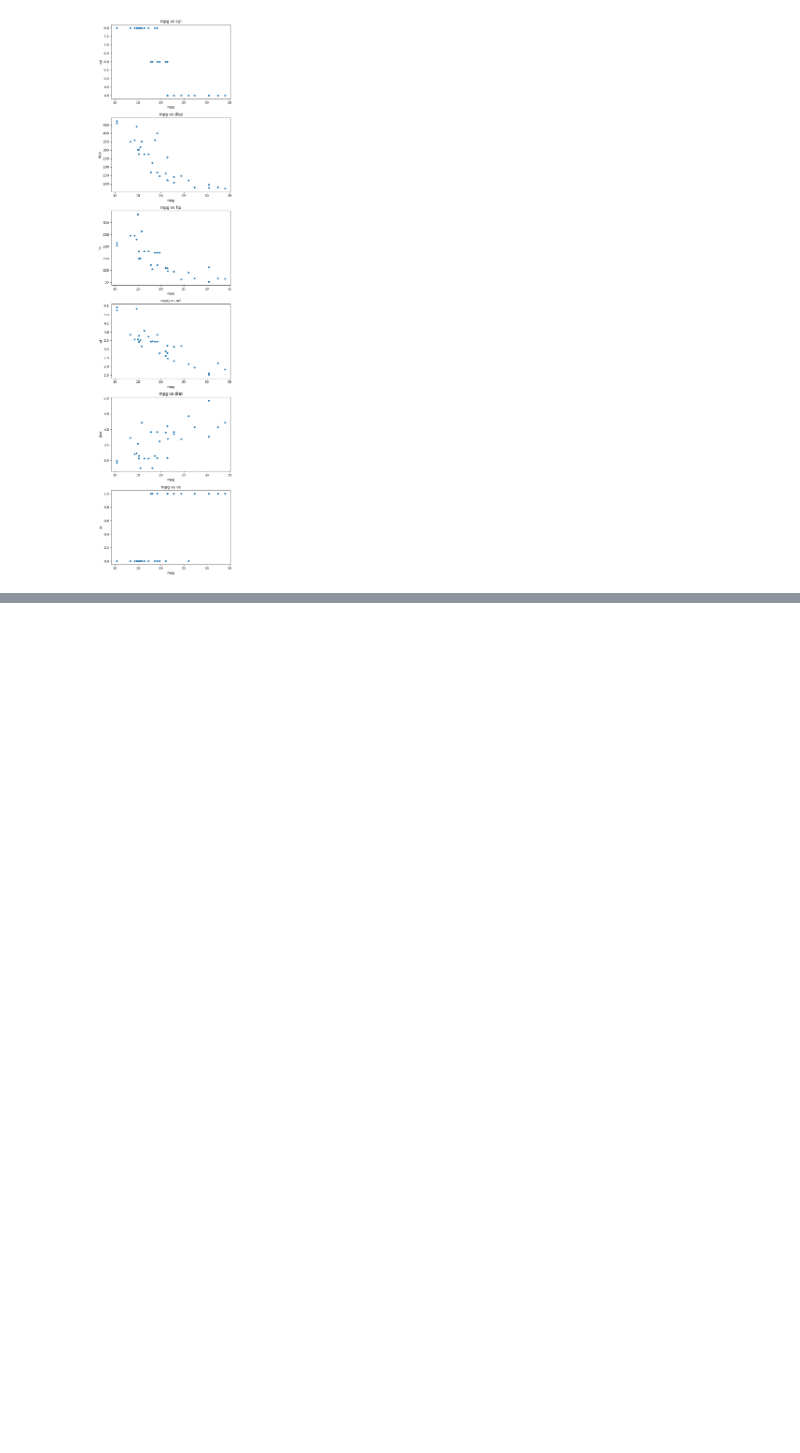
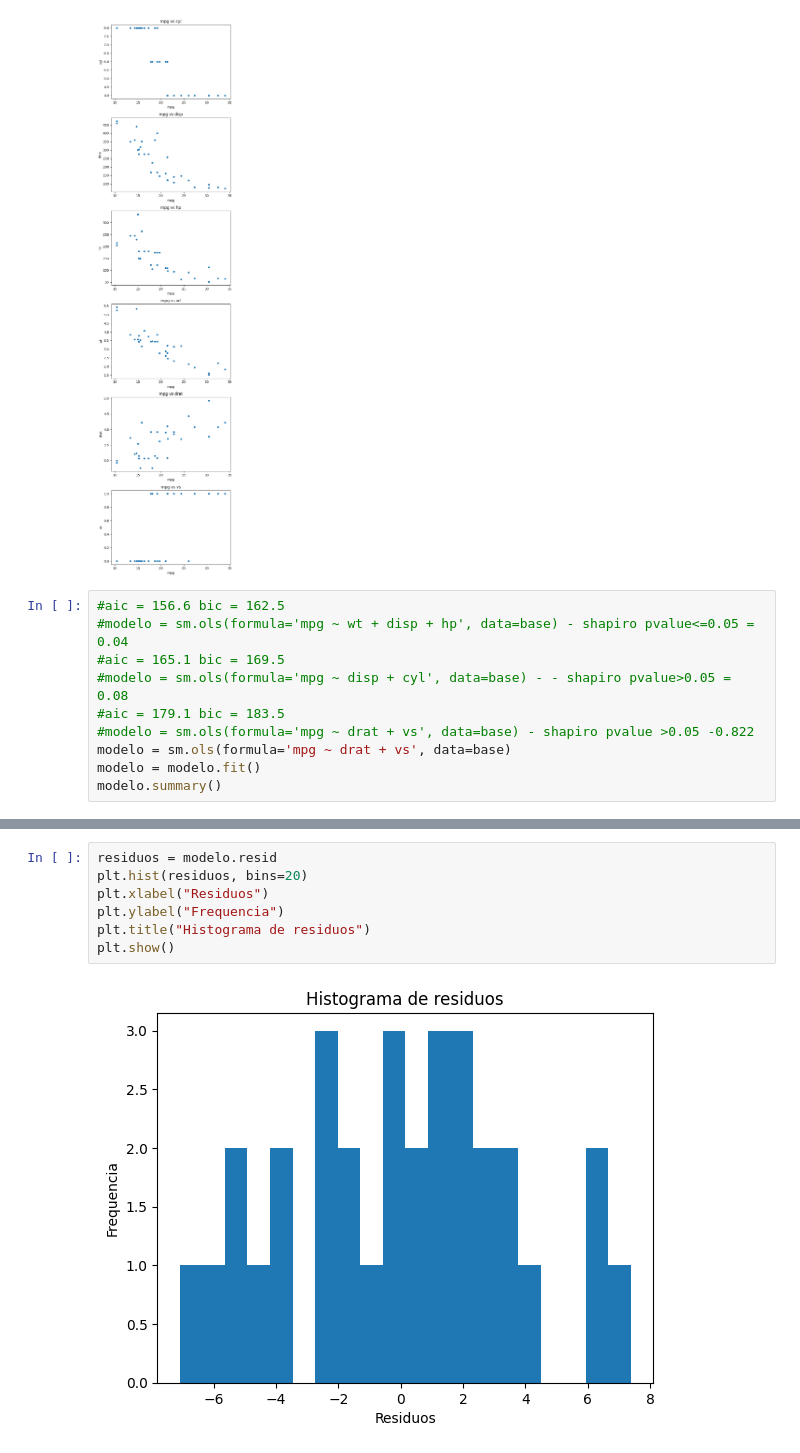
Before and after one commit to walperju/GoogleCollab, a Jupyter notebook: Regressap.ipynb, the cells around one changed output, grey strips where cells are left out. Cells and saved outputs as stored; diff of their text form; blank space fills up the shorter version.

```diff
--- a/Regressap.ipynb
+++ b/Regressap.ipynb
@@ -43,3 +44,13 @@ plt.tight_layout() # ajusta o layout
 plt.show() # mostra os graficos
 # %% [output]
 [figure]
+# %%
+#aic = 156.6 bic = 162.5
+#modelo = sm.ols(formula='mpg ~ wt + disp + hp', data=base) - shapiro pvalue<=0.05 = 0.04
+#aic = 165.1 bic = 169.5
+#modelo = sm.ols(formula='mpg ~ disp + cyl', data=base) - - shapiro pvalue>0.05 = 0.08
+#aic = 179.1 bic = 183.5
+#modelo = sm.ols(formula='mpg ~ drat + vs', data=base) - shapiro pvalue >0.05 -0.822
+modelo = sm.ols(formula='mpg ~ drat + vs', data=base)
+modelo = modelo.fit()
+modelo.summary()
@@ -45,0 +78,9 @@ plt.show() # mostra os graficos
+# %%
+residuos = modelo.resid
+plt.hist(residuos, bins=20)
+plt.xlabel("Residuos")
+plt.ylabel("Frequencia")
+plt.title("Histograma de residuos")
+plt.show()
+# %% [output]
+[figure, added]
```
Also changed, not shown: parts of 6 cells of this notebook.
